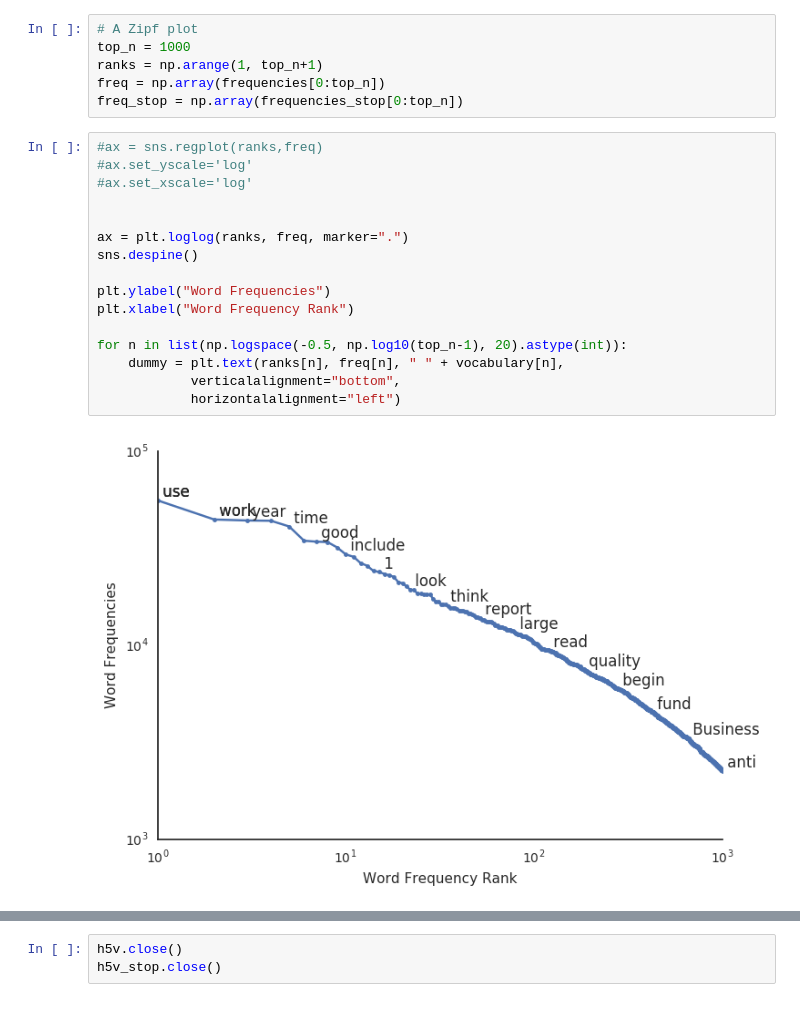
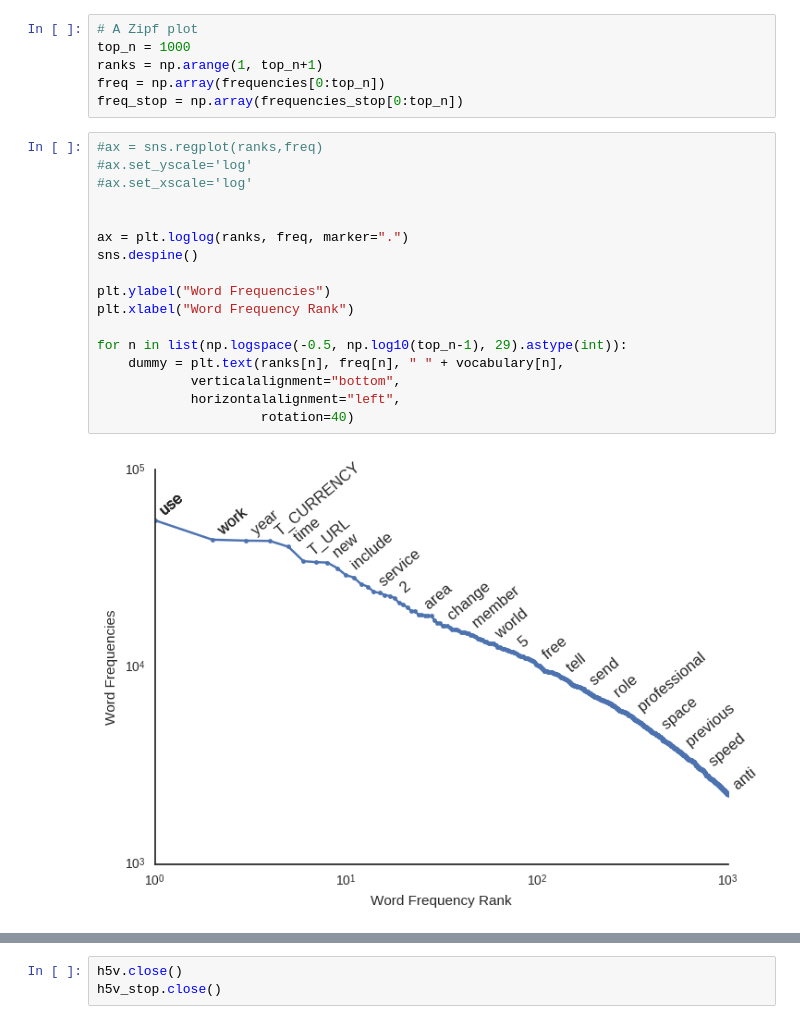
Before and after one commit to davidenunes/deepsign, a Jupyter notebook: experiments/basic_corpus_stats.ipynb, the cells around one changed output, grey strips where cells are left out. Saved outputs shown, nothing was run; the diff lists cells and outputs as text.

Commit message:
zipf plots

```diff
--- a/experiments/basic_corpus_stats.ipynb
+++ b/experiments/basic_corpus_stats.ipynb
@@ -94,21 +94,22 @@ freq_stop = np.array(frequencies_stop[0:top_n])
 # %%
 #ax = sns.regplot(ranks,freq)
 #ax.set_yscale='log'
 #ax.set_xscale='log'
 
 
 ax = plt.loglog(ranks, freq, marker=".")
 sns.despine()
 
 plt.ylabel("Word Frequencies")
 plt.xlabel("Word Frequency Rank")
 
-for n in list(np.logspace(-0.5, np.log10(top_n-1), 20).astype(int)):
+for n in list(np.logspace(-0.5, np.log10(top_n-1), 29).astype(int)):
     dummy = plt.text(ranks[n], freq[n], " " + vocabulary[n],
             verticalalignment="bottom",
-            horizontalalignment="left")
+            horizontalalignment="left",
+                     rotation=40)
 # %% [output]
-[figure, old version]
+[figure, new version]
 # %%
 ax = plt.loglog(ranks, freq_stop, marker=".")
 sns.despine()
```
Also changed, not shown: parts of 5 cells of this notebook, 1 other file.
